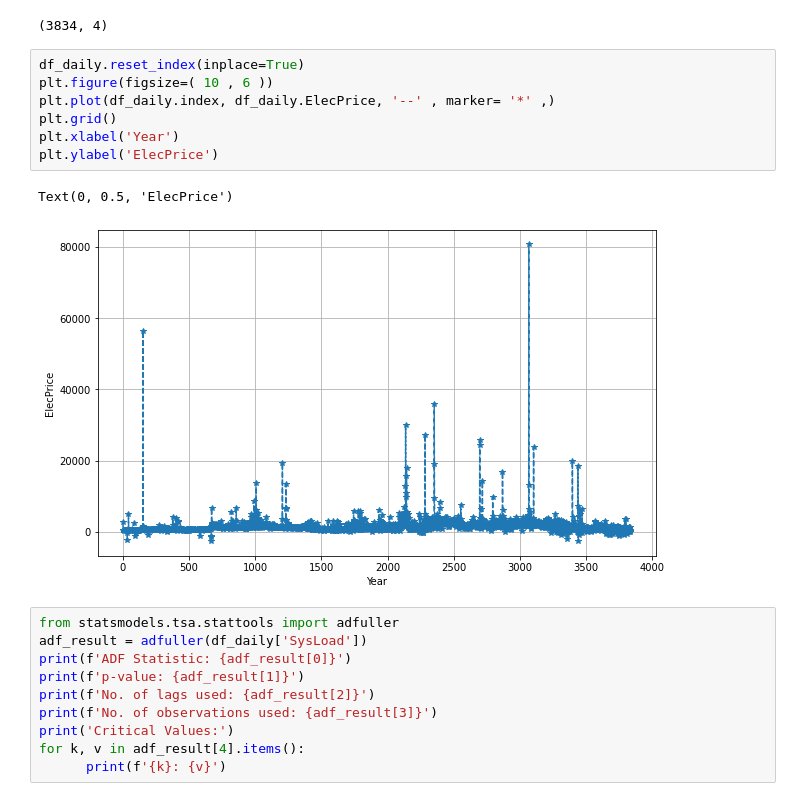
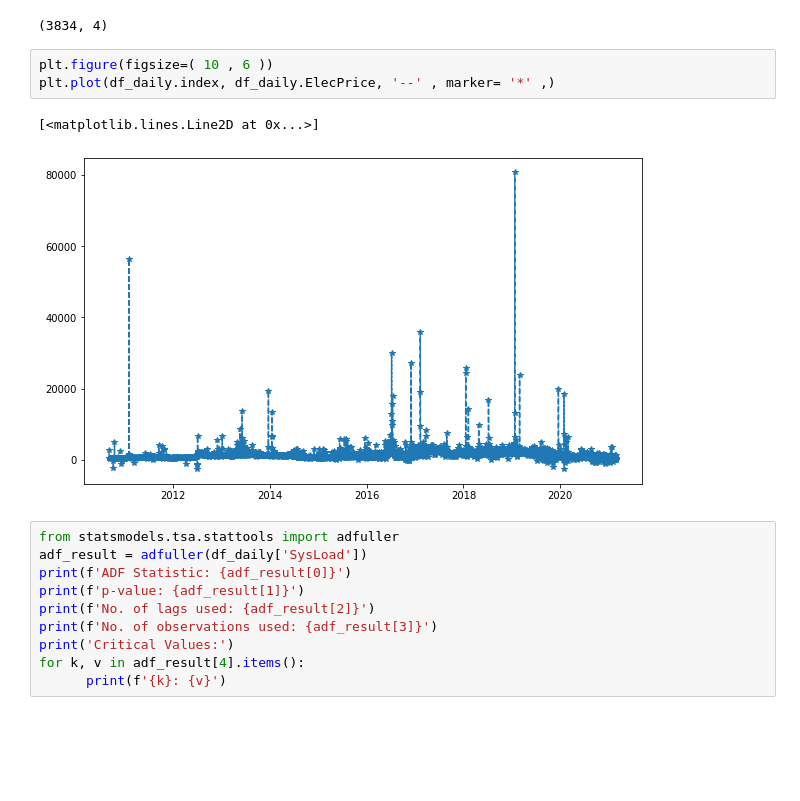
Before and after one commit to amiegirl/Hamoye, a Jupyter notebook: Hamoye_Stage_E_Practical_Time_Series.ipynb, the cells around one changed output. Saved outputs shown, nothing was run; the diff lists cells and outputs as text; blank space fills up the shorter version.

```diff
--- a/Hamoye_Stage_E_Practical_Time_Series.ipynb
+++ b/Hamoye_Stage_E_Practical_Time_Series.ipynb
@@ -65,15 +67,11 @@ df_daily.shape
 # %% [output]
 (3834, 4)
 # %%
-df_daily.reset_index(inplace=True)
 plt.figure(figsize=( 10 , 6 ))
 plt.plot(df_daily.index, df_daily.ElecPrice, '--' , marker= '*' ,)
-plt.grid()
-plt.xlabel('Year')
-plt.ylabel('ElecPrice')
 # %% [output]
-Text(0, 0.5, 'ElecPrice')
+[<matplotlib.lines.Line2D at 0x...>]
-[figure, old version]
+[figure, new version]
 # %%
 from statsmodels.tsa.stattools import adfuller
 adf_result = adfuller(df_daily['SysLoad'])
```
Also changed, not shown: parts of 2 cells of this notebook.
